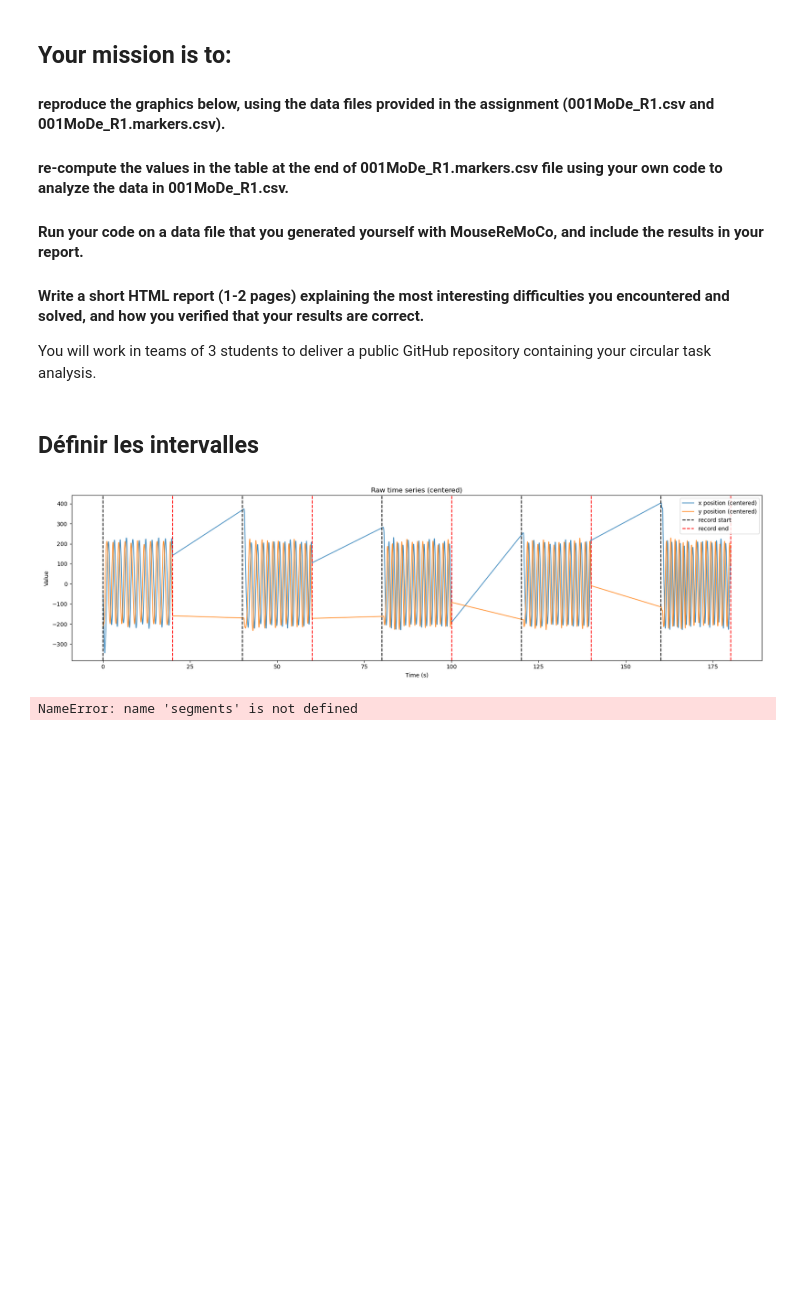
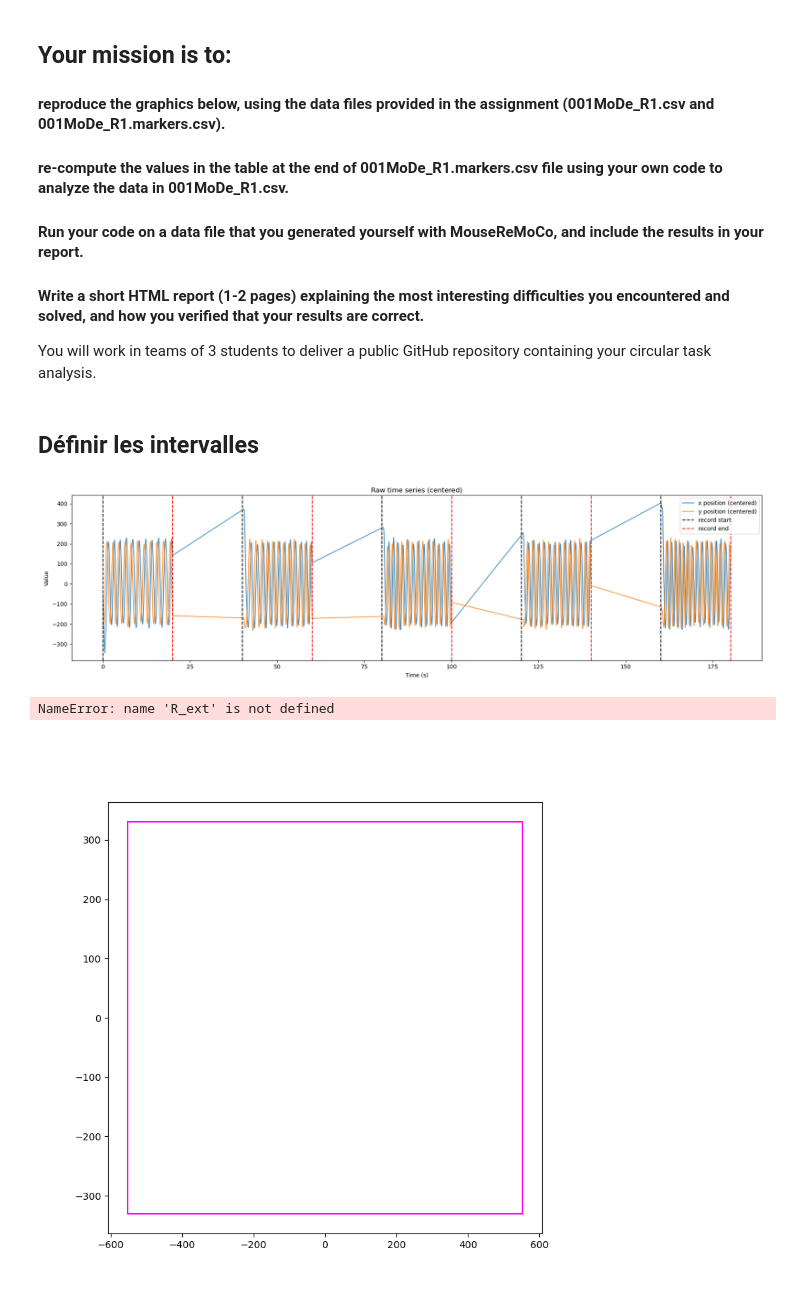
Before and after one commit to TheoLec-student/Circular_task_analysis, a Jupyter notebook: main.ipynb, the cells around one changed output. Saved outputs shown, nothing was run; the diff lists cells and outputs as text; code cells hidden in the pictures; blank space fills up the shorter version.

Commit message:
Correction ajout segments car non défnis; ajout r_ext et r_int ; ajout inside_global basé sur mouse target

```diff
--- a/main.ipynb
+++ b/main.ipynb
@@ -188,31 +188,46 @@ def plot_record_temporal(seg, idx):
     # --- y(t)
     axs[1].plot(seg["t"], seg["y"], color="orange", label="y")
     axs[1].set_ylabel("Y position")
     axs[1].grid(True)
     axs[1].legend()
 
     # --- inside(t)
     axs[2].plot(
         seg["t"], seg["inside"].astype(int),
         color="green", marker="o", linestyle="none", markersize=3,
         label="is_inside"
     )
     axs[2].set_ylabel("Is inside")
     axs[2].set_yticks([0, 1])
     axs[2].set_xlabel("Time (s)")
     axs[2].grid(True)
     axs[2].legend()
 
     fig.suptitle(f"Record {idx} – Temporal")
     plt.tight_layout()
     plt.show()
 
 
 # =============================================================
 # 3) Boucle : pour chaque record → spatial puis temporel
 # =============================================================
+segments = []
+
+for start, end in zip(record_starts, record_ends):
+
+    mask = (t >= start) & (t <= end)
+
+    seg = {
+        "t": t[mask],
+        "x": x[mask],
+        "y": y[mask],
+    }
+
+    segments.append(seg)
+
 for i, seg in enumerate(segments):
     plot_record_spatial(seg, i)
     plot_record_temporal(seg, i)
 # %% [output]
-NameError: name 'segments' is not defined
+NameError: name 'R_ext' is not defined
+[figure, added]
```
